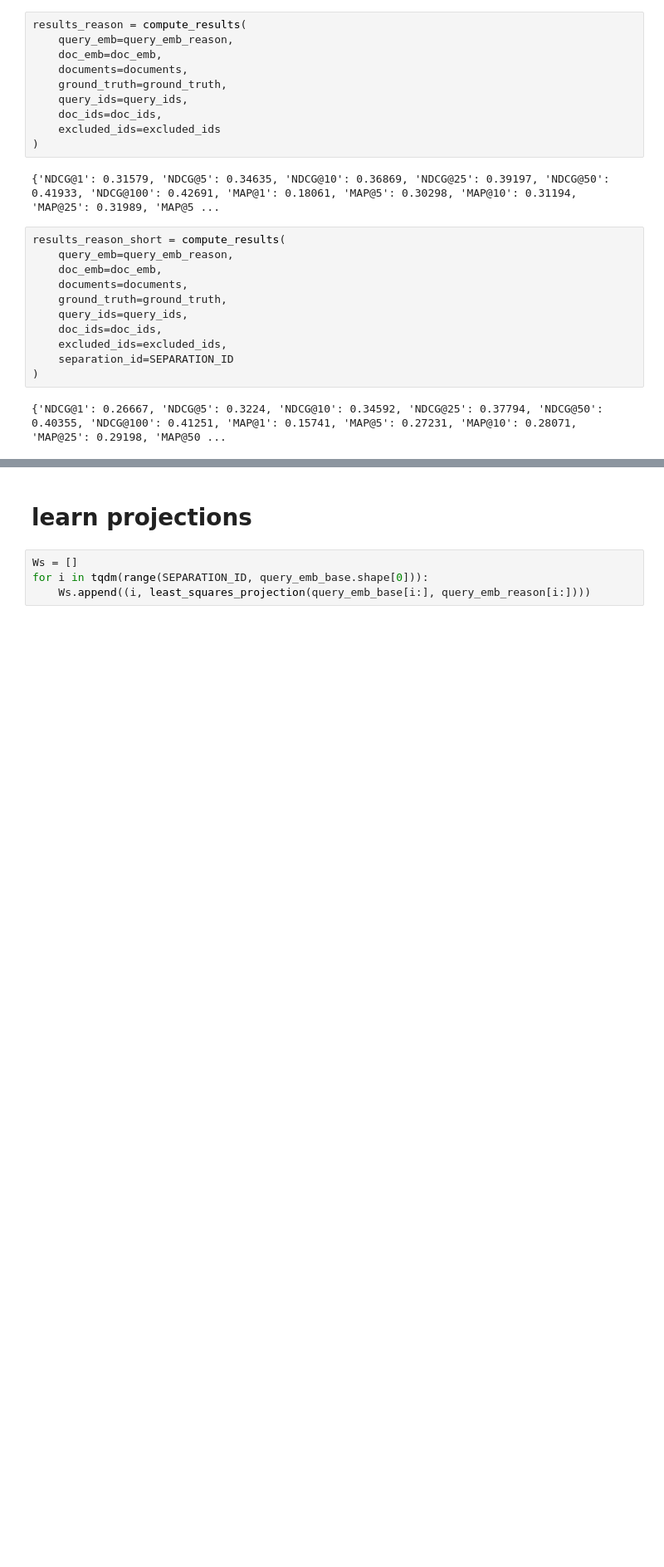
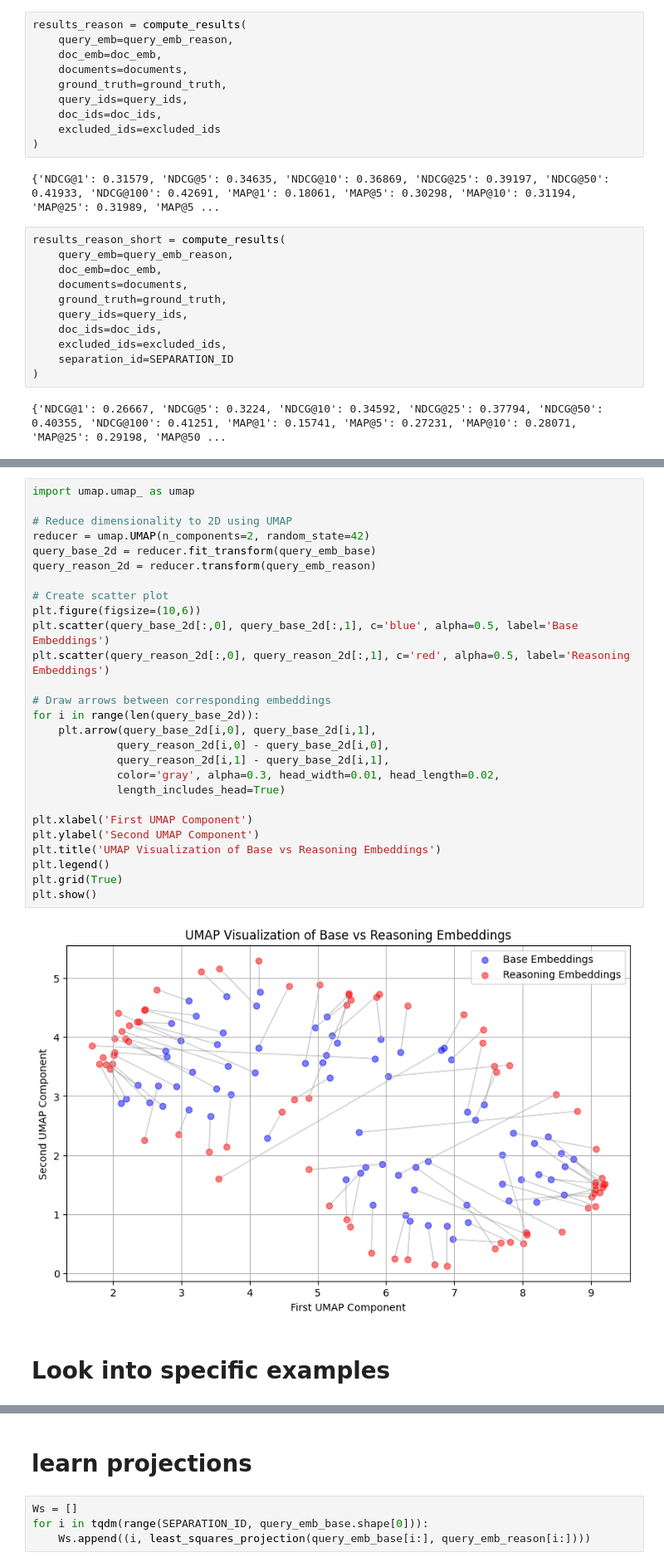
Before and after one commit to arubique/ReasonIR, a Jupyter notebook: notebooks/project_to_reasoning_embeds.ipynb, the cells around one changed output, grey strips where cells are left out. Shown at 83% size. Cells and saved outputs as stored; diff of their text form; blank space fills up the shorter version.

```diff
--- a/notebooks/project_to_reasoning_embeds.ipynb
+++ b/notebooks/project_to_reasoning_embeds.ipynb
@@ -135,0 +194,31 @@ results_reason_short = compute_results(
+# %%
+import umap.umap_ as umap
+
+# Reduce dimensionality to 2D using UMAP
+reducer = umap.UMAP(n_components=2, random_state=42)
+query_base_2d = reducer.fit_transform(query_emb_base)
+query_reason_2d = reducer.transform(query_emb_reason)
+
+# Create scatter plot
+plt.figure(figsize=(10,6))
+plt.scatter(query_base_2d[:,0], query_base_2d[:,1], c='blue', alpha=0.5, label='Base Embeddings')
+plt.scatter(query_reason_2d[:,0], query_reason_2d[:,1], c='red', alpha=0.5, label='Reasoning Embeddings')
+
+# Draw arrows between corresponding embeddings
+for i in range(len(query_base_2d)):
+    plt.arrow(query_base_2d[i,0], query_base_2d[i,1],
+             query_reason_2d[i,0] - query_base_2d[i,0],
+             query_reason_2d[i,1] - query_base_2d[i,1],
+             color='gray', alpha=0.3, head_width=0.01, head_length=0.02,
+             length_includes_head=True)
+
+plt.xlabel('First UMAP Component')
+plt.ylabel('Second UMAP Component')
+plt.title('UMAP Visualization of Base vs Reasoning Embeddings')
+plt.legend()
+plt.grid(True)
+plt.show()
+# %% [output]
+[figure, added]
+# %% [markdown]
+# Look into specific examples
```
Also changed, not shown: parts of 11 cells of this notebook.
